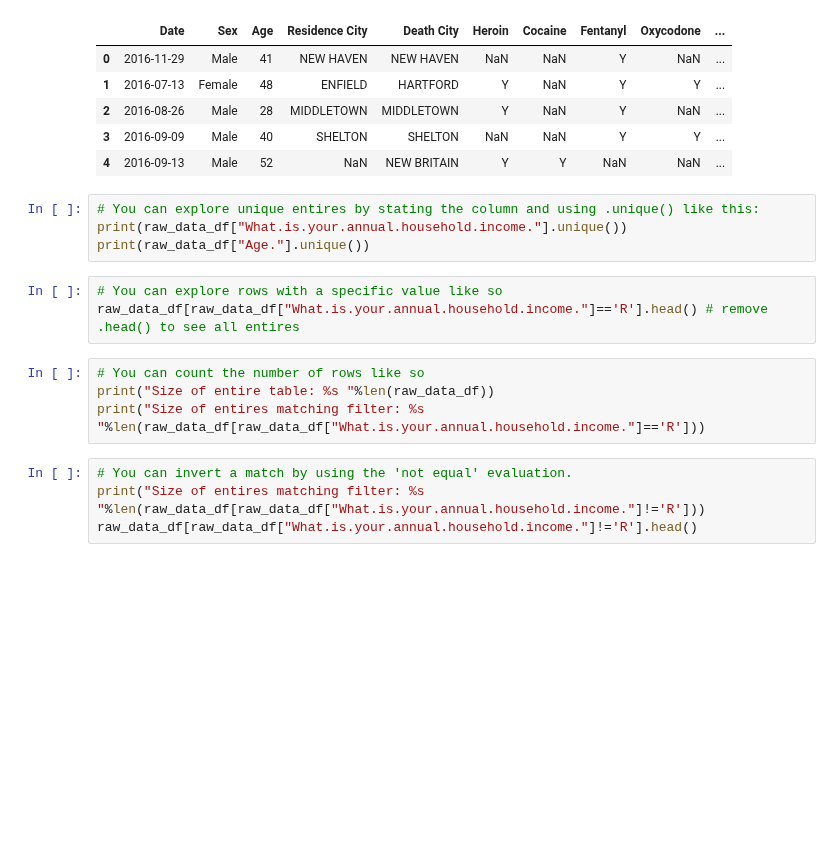
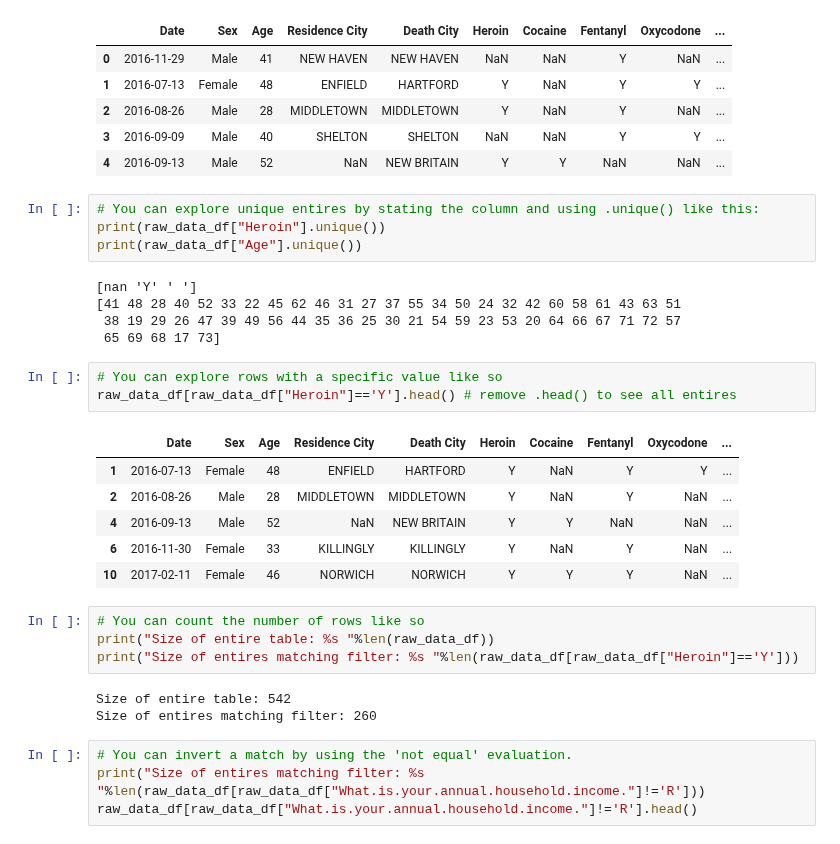
Before and after one commit to colarusso/codingthelaw, a Jupyter notebook: Fall_2017/work/devonbodey/p3/code_sample_1-Copy1.ipynb, the cells around one changed output. Drawn from its saved outputs; the diff is of its cells as text; blank space fills up the shorter version.

```diff
--- a/Fall_2017/work/devonbodey/p3/code_sample_1-Copy1.ipynb
+++ b/Fall_2017/work/devonbodey/p3/code_sample_1-Copy1.ipynb
@@ -103,15 +103,30 @@ raw_data_df.head()
 | 4 | 2016-09-13 | Male | 52 | NaN | NEW BRITAIN | Y | Y | NaN | NaN | ... |
 # %%
 # You can explore unique entires by stating the column and using .unique() like this:
-print(raw_data_df["What.is.your.annual.household.income."].unique())
-print(raw_data_df["Age."].unique())
+print(raw_data_df["Heroin"].unique())
+print(raw_data_df["Age"].unique())
+# %% [output]
+[nan 'Y' ' ']
+[41 48 28 40 52 33 22 45 62 46 31 27 37 55 34 50 24 32 42 60 58 61 43 63 51
+ 38 19 29 26 47 39 49 56 44 35 36 25 30 21 54 59 23 53 20 64 66 67 71 72 57
+ 65 69 68 17 73]
 # %%
 # You can explore rows with a specific value like so
-raw_data_df[raw_data_df["What.is.your.annual.household.income."]=='R'].head() # remove .head() to see all entires
+raw_data_df[raw_data_df["Heroin"]=='Y'].head() # remove .head() to see all entires
+# %% [output]
+|  | Date | Sex | Age | Residence City | Death City | Heroin | Cocaine | Fentanyl | Oxycodone | ... |
+| 1 | 2016-07-13 | Female | 48 | ENFIELD | HARTFORD | Y | NaN | Y | Y | ... |
+| 2 | 2016-08-26 | Male | 28 | MIDDLETOWN | MIDDLETOWN | Y | NaN | Y | NaN | ... |
+| 4 | 2016-09-13 | Male | 52 | NaN | NEW BRITAIN | Y | Y | NaN | NaN | ... |
+| 6 | 2016-11-30 | Female | 33 | KILLINGLY | KILLINGLY | Y | NaN | Y | NaN | ... |
+| 10 | 2017-02-11 | Female | 46 | NORWICH | NORWICH | Y | Y | Y | NaN | ... |
 # %%
 # You can count the number of rows like so
 print("Size of entire table: %s "%len(raw_data_df))
-print("Size of entires matching filter: %s "%len(raw_data_df[raw_data_df["What.is.your.annual.household.income."]=='R']))
+print("Size of entires matching filter: %s "%len(raw_data_df[raw_data_df["Heroin"]=='Y']))
+# %% [output]
+Size of entire table: 542
+Size of entires matching filter: 260
 # %%
 # You can invert a match by using the 'not equal' evaluation.
 print("Size of entires matching filter: %s "%len(raw_data_df[raw_data_df["What.is.your.annual.household.income."]!='R']))
```
Also changed, not shown: parts of 1 cell of this notebook, 1 other file.
